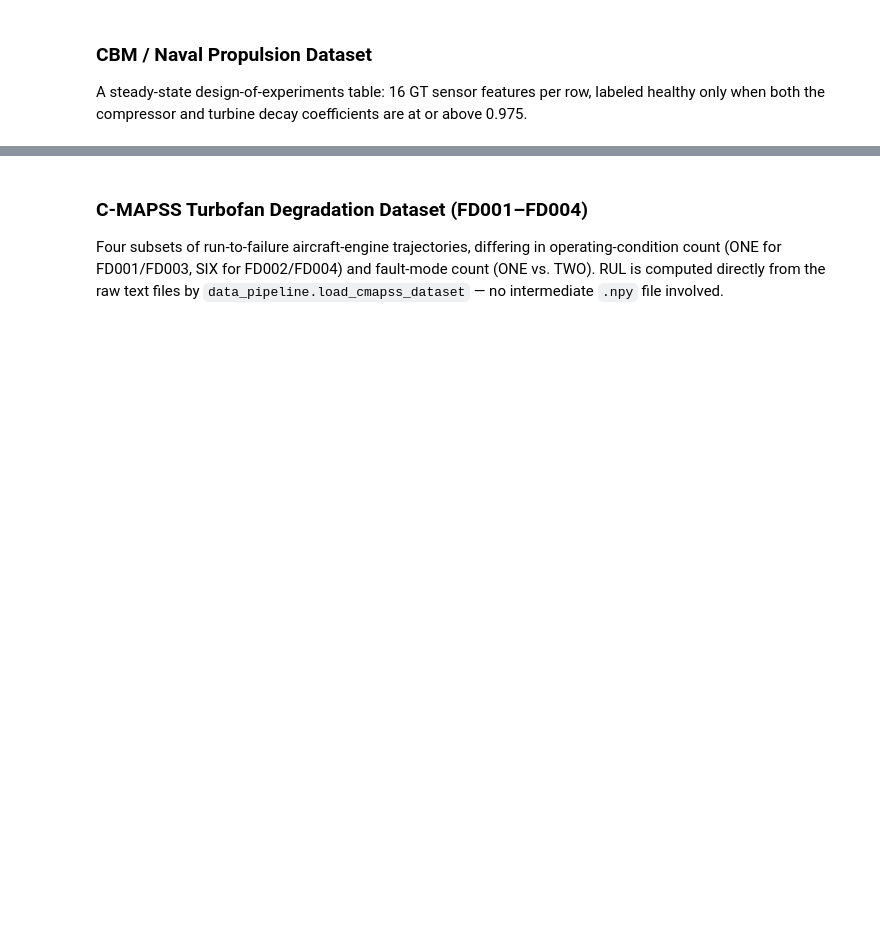
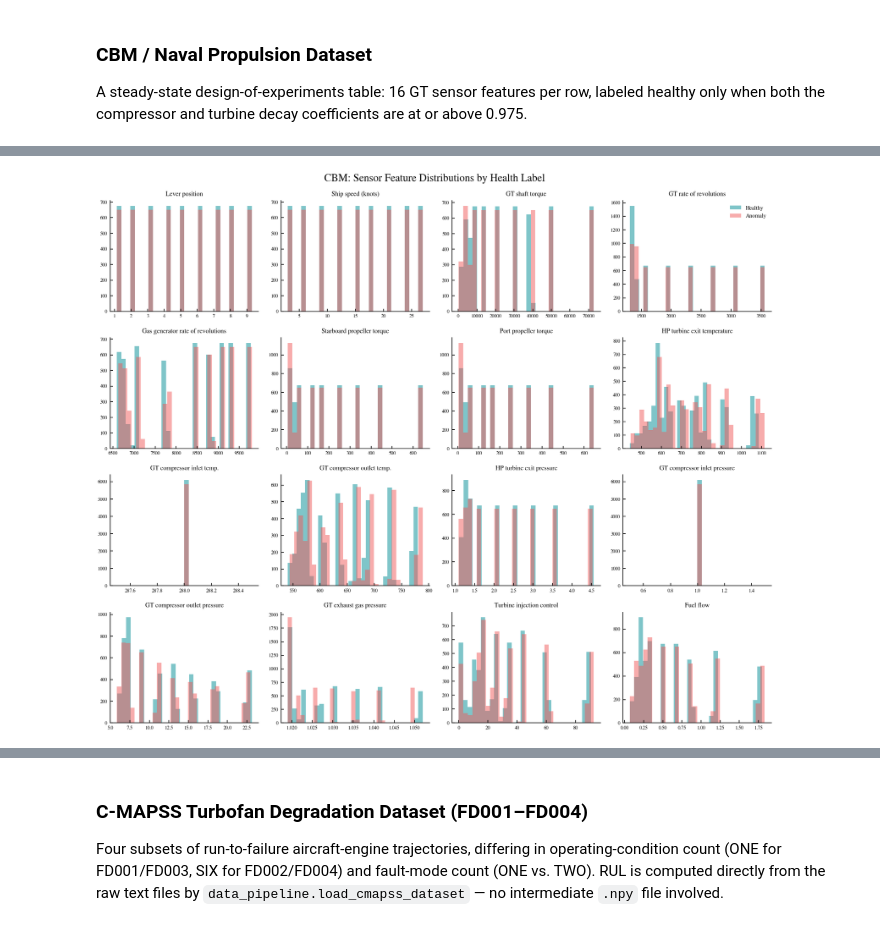
Before and after one commit to HodaElmi/Operating-Regime-Aware-Anomaly-Detection, a Jupyter notebook: data.ipynb, the cells around one changed output, grey strips where cells are left out. Cells and saved outputs as stored; diff of their text form; code cells hidden in the pictures; blank space fills up the shorter version.

```diff
--- a/data.ipynb
+++ b/data.ipynb
@@ -687,14 +731,38 @@ plt.show()
 # %%
 fig, axes = plt.subplots(4, 4, figsize=(12, 10))
+
+healthy_color = "#008C95"
+anomaly_color = "#F05A5A"
+
 for i, ax in enumerate(axes.ravel()):
-    ax.hist(X_cbm[healthy, i], bins=30, alpha=0.55, color=PALETTE[0], label="Healthy")
-    ax.hist(X_cbm[~healthy, i], bins=30, alpha=0.55, color=PALETTE[1], label="Anomaly")
+    ax.hist(
+        X_cbm[healthy, i],
+        bins=30,
+        alpha=0.50,
+        color=healthy_color,
+        label="Healthy"
+    )
+    ax.hist(
+        X_cbm[~healthy, i],
+        bins=30,
+        alpha=0.50,
+        color=anomaly_color,
+        label="Anomaly"
+    )
     ax.set_title(CBM_FEATURE_NAMES[i], fontsize=8)
     ax.tick_params(labelsize=6)
-axes[0, 0].legend(fontsize=7)
+
+axes[0, 3].legend(loc="upper right", fontsize=7)
+
 fig.suptitle("CBM: Sensor Feature Distributions by Health Label")
 fig.tight_layout()
-fig.savefig(os.path.join(FIG_DIR, "cbm_sensor_distributions.png"))
+fig.savefig(
+    os.path.join(FIG_DIR, "cbm_sensor_distributions.png"),
+    dpi=300,
+    bbox_inches="tight"
+)
 plt.show()
+# %% [output]
+[figure, added]
 # %%
 with np.errstate(invalid="ignore", divide="ignore"):
```
Also changed, not shown: parts of 12 cells of this notebook, 13 other files.
